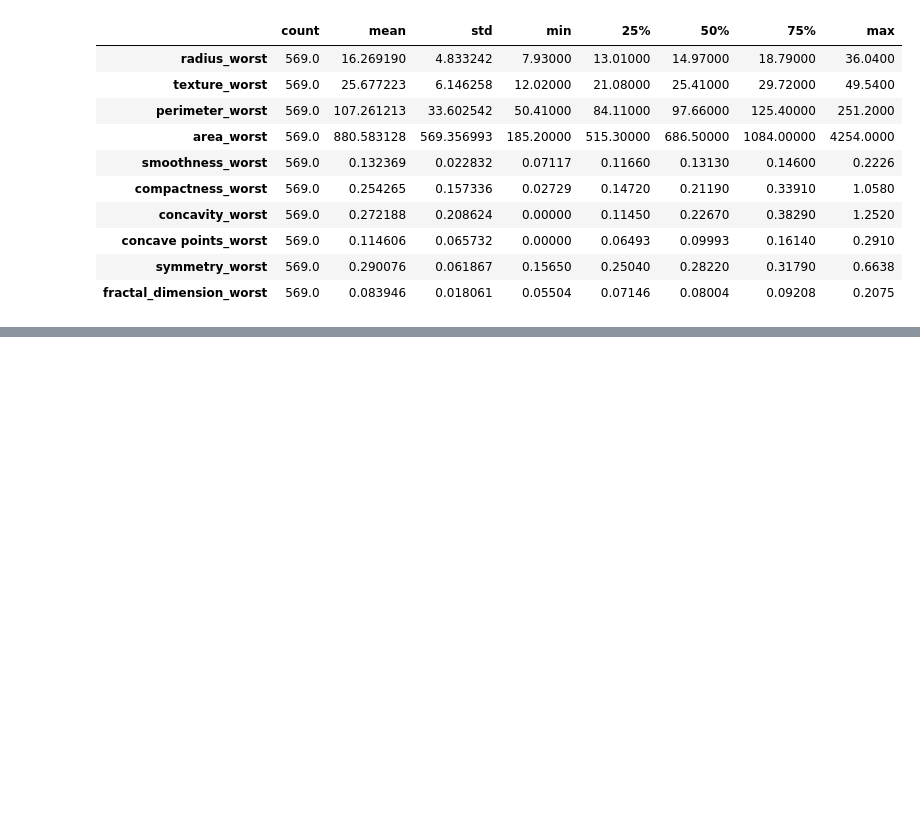
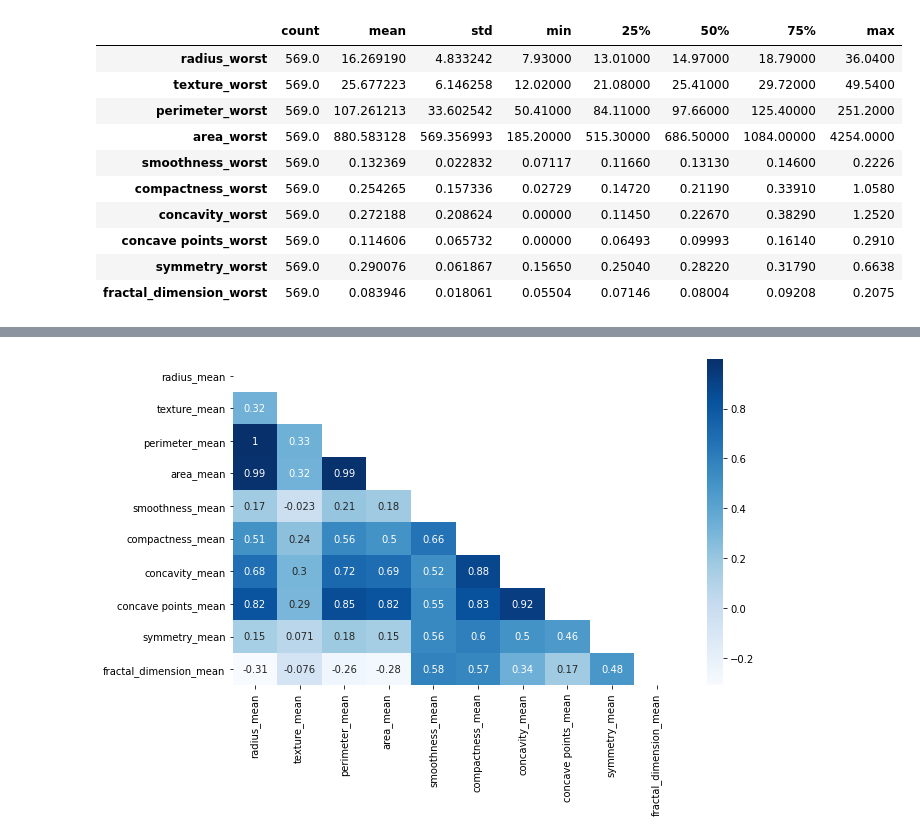
Before and after one commit to Caphace-Ethan/Breast-Cancer-Diagnosis, a Jupyter notebook: notebooks/EDA_notebook.ipynb, the cells around one changed output, grey strips where cells are left out. Cells and saved outputs as stored; diff of their text form; code cells hidden in the pictures; blank space fills up the shorter version.

```diff
--- a/notebooks/EDA_notebook.ipynb
+++ b/notebooks/EDA_notebook.ipynb
@@ -171,0 +176,4 @@ worst_columns.describe().T
+# %%
+plot.heat(mean_columns, "Blues", (10,6))
+# %% [output]
+[figure, added]
```
Also changed, not shown: parts of 10 cells of this notebook.
